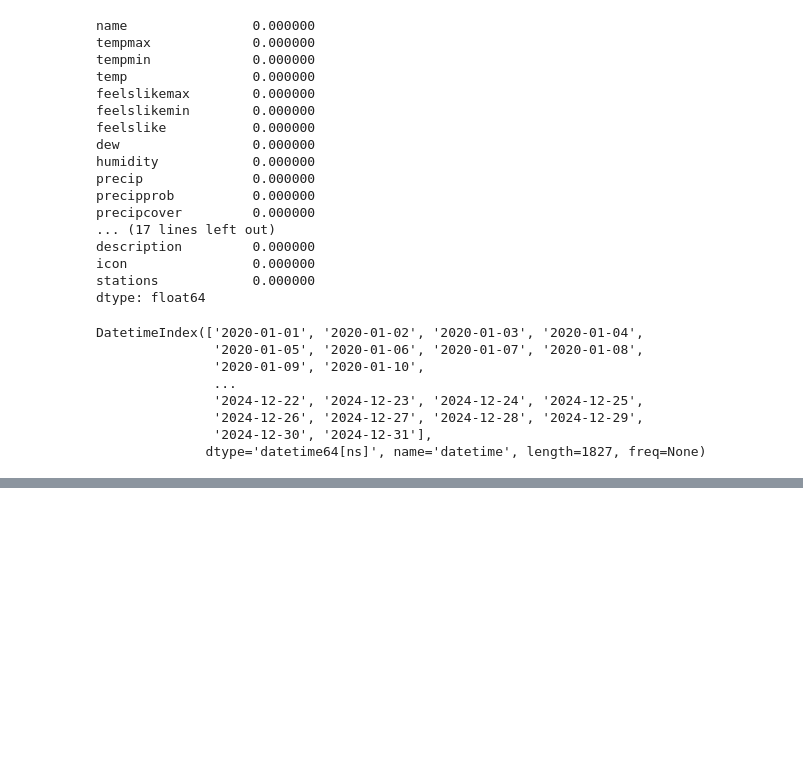
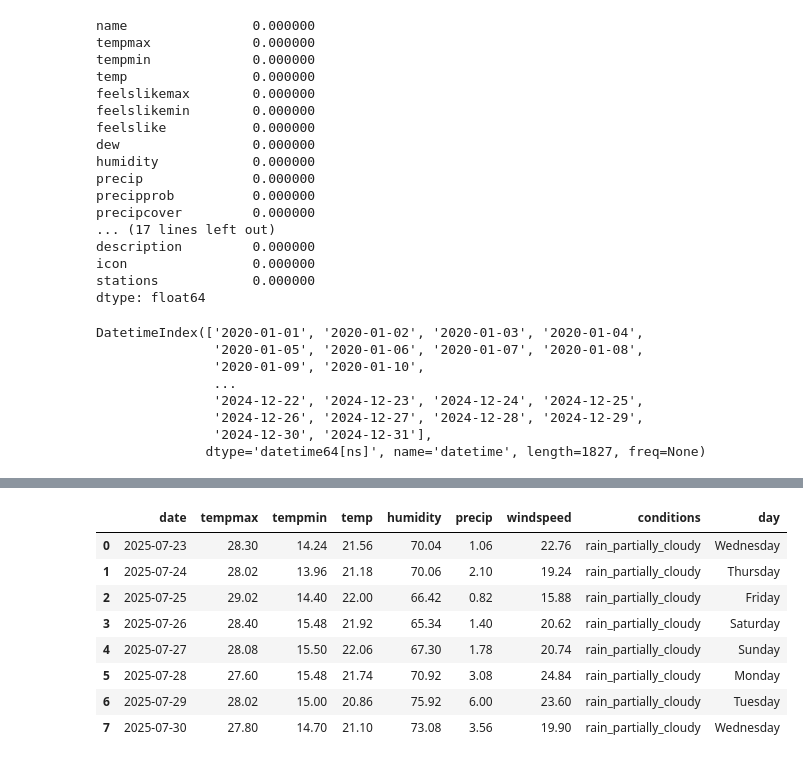
Before and after one commit to caleb-mwasikira/weather_prediction, a Jupyter notebook: weather_prediction.ipynb, the cells around one changed output, grey strips where cells are left out. Saved outputs shown, nothing was run; the diff lists cells and outputs as text; code cells hidden in the pictures; blank space fills up the shorter version.

```diff
--- a/weather_prediction.ipynb
+++ b/weather_prediction.ipynb
@@ -146,0 +260,55 @@ plt_weather_data(weather, "precip", "Average rainfall per month")
+# %%
+from datetime import datetime, timedelta
+
+# Extract month and day for grouping
+weather["month_day"] = weather.index.strftime("%m-%d")
+weather["year"] = weather.index.year
+
+# Define forecast target dates
+today = datetime.today().date()
+upcoming_days = []
+for i in range(0, 8):
+    tomorrow = today + timedelta(days=i)
+    upcoming_days.append(tomorrow.strftime("%m-%d"))
+
+forecast_columns = ["tempmax", "tempmin", "temp", "humidity", "precip", "windspeed", "conditions"]
+forecast = []
+
+# Calculate avg weather conditions over the years
+for month_day in upcoming_days:
+    data = weather[weather["month_day"] == month_day]
+
+    if not data.empty:
+        avg = {
+            "date": f"2025-{month_day}",
+        }
+        for col in forecast_columns:
+            if col == "conditions":
+                # Most frequent condition
+                mode_values = data[col].mode()
+                if not mode_values.empty:
+                    avg[col] = mode_values.iloc[0]
+                else:
+                    avg[col] = "Unknown"
+            else:
+                avg[col] = round(data[col].mean(), 2)
+        forecast.append(avg)
+
+forecast_df = pd.DataFrame(forecast)
+
+# Ensure 'date' column is datetime (in case it's a string)
+forecast_df['date'] = pd.to_datetime(forecast_df['date'])
+
+# Add day name column
+forecast_df['day'] = forecast_df['date'].dt.day_name()
+forecast_df
+# %% [output]
+|  | date | tempmax | tempmin | temp | humidity | precip | windspeed | conditions | day |
+| 0 | 2025-07-23 | 28.30 | 14.24 | 21.56 | 70.04 | 1.06 | 22.76 | rain_partially_cloudy | Wednesday |
+| 1 | 2025-07-24 | 28.02 | 13.96 | 21.18 | 70.06 | 2.10 | 19.24 | rain_partially_cloudy | Thursday |
+| 2 | 2025-07-25 | 29.02 | 14.40 | 22.00 | 66.42 | 0.82 | 15.88 | rain_partially_cloudy | Friday |
+| 3 | 2025-07-26 | 28.40 | 15.48 | 21.92 | 65.34 | 1.40 | 20.62 | rain_partially_cloudy | Saturday |
+| 4 | 2025-07-27 | 28.08 | 15.50 | 22.06 | 67.30 | 1.78 | 20.74 | rain_partially_cloudy | Sunday |
+| 5 | 2025-07-28 | 27.60 | 15.48 | 21.74 | 70.92 | 3.08 | 24.84 | rain_partially_cloudy | Monday |
+| 6 | 2025-07-29 | 28.02 | 15.00 | 20.86 | 75.92 | 6.00 | 23.60 | rain_partially_cloudy | Tuesday |
+| 7 | 2025-07-30 | 27.80 | 14.70 | 21.10 | 73.08 | 3.56 | 19.90 | rain_partially_cloudy | Wednesday |
```
Also changed, not shown: parts of 16 cells of this notebook, 3 other files.
